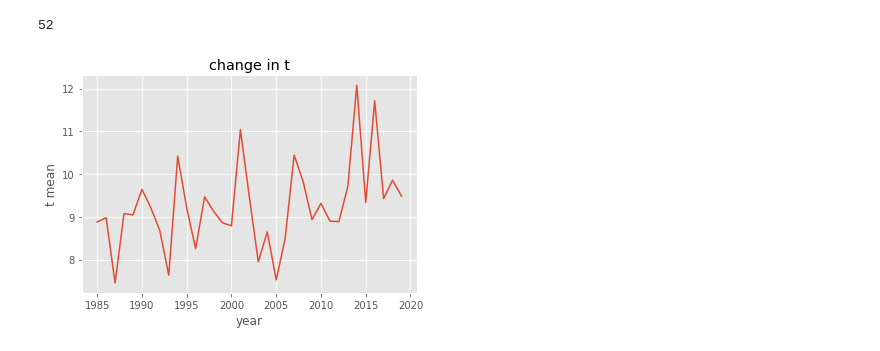
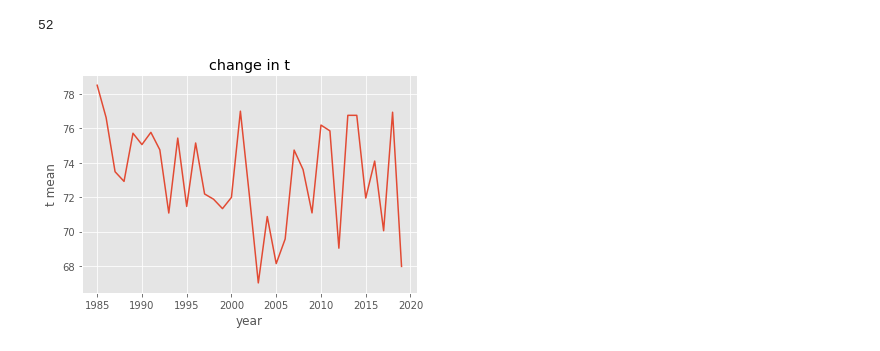
Before and after one commit to macejova/Project_PythonDataIES, a Jupyter notebook: Project actual data analysis Mac + plot.ipynb, the cells around one changed output. Saved outputs shown, nothing was run; the diff lists cells and outputs as text; code cells hidden in the pictures.

Commit message:
Add files via upload
plots of variance and means

```diff
--- a/Project actual data analysis Mac + plot.ipynb
+++ b/Project actual data analysis Mac + plot.ipynb
@@ -144,7 +144,7 @@ hum_var_Q4=[np.var(x["humidity"]) for x in Q4]
 ### Creating quarterly data and measures for the whole Italy
 # %%
 ''' Creating quarterly dataframes for the whole Italy '''
-all_ITA_Q1=[pd.concat(Q1[i::35]) for i in range(int(len(Q1)/35))]
-all_ITA_Q2=[pd.concat(Q2[i::35]) for i in range(int(len(Q2)/35))]
-all_ITA_Q3=[pd.concat(Q3[i::35]) for i in range(int(len(Q3)/35))]
-all_ITA_Q4=[pd.concat(Q4[i::35]) for i in range(int(len(Q4)/35))]
+all_ITA_Q1=[pd.concat(Q1[i::35]) for i in range(int(len(Q1)/52))]
+all_ITA_Q2=[pd.concat(Q2[i::35]) for i in range(int(len(Q2)/52))]
+all_ITA_Q3=[pd.concat(Q3[i::35]) for i in range(int(len(Q3)/52))]
+all_ITA_Q4=[pd.concat(Q4[i::35]) for i in range(int(len(Q4)/52))]
@@ -323,11 +327,11 @@ while a<end_year:                # getting the list of chosen years
 years = [1]*35
 # %%
 x = chosen_years
-y = t_series_meanT_means_Q1[0]
+y = ITA_hum_means_Q1
 plt.plot(x, y, '-')
 plt.title('change in t')
 plt.xlabel('year')
 plt.ylabel('t mean')
 plt.show()
 # %% [output]
-[figure, old version]
+[figure, new version]
```
Also changed, not shown: parts of 14 cells of this notebook.
